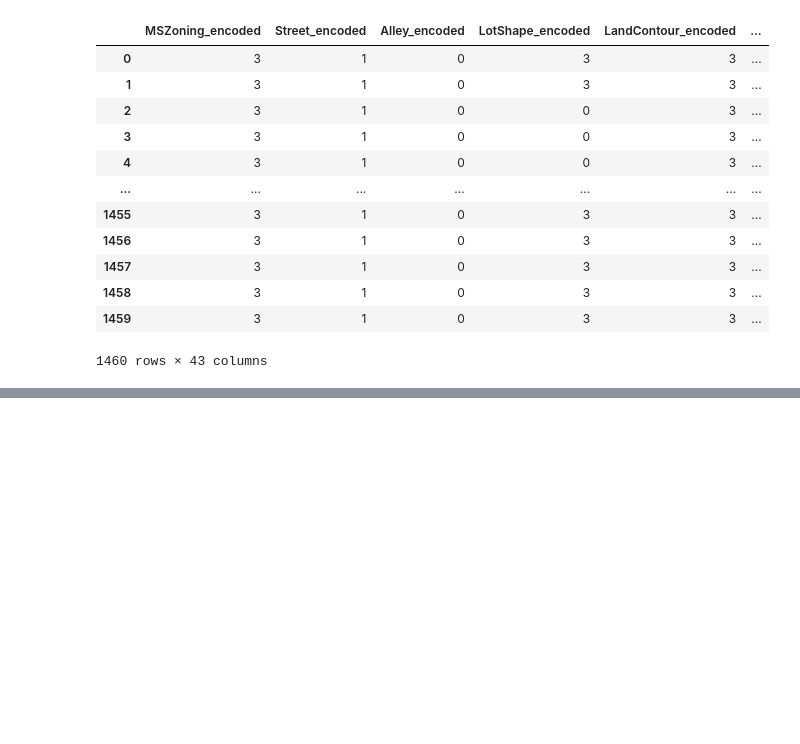
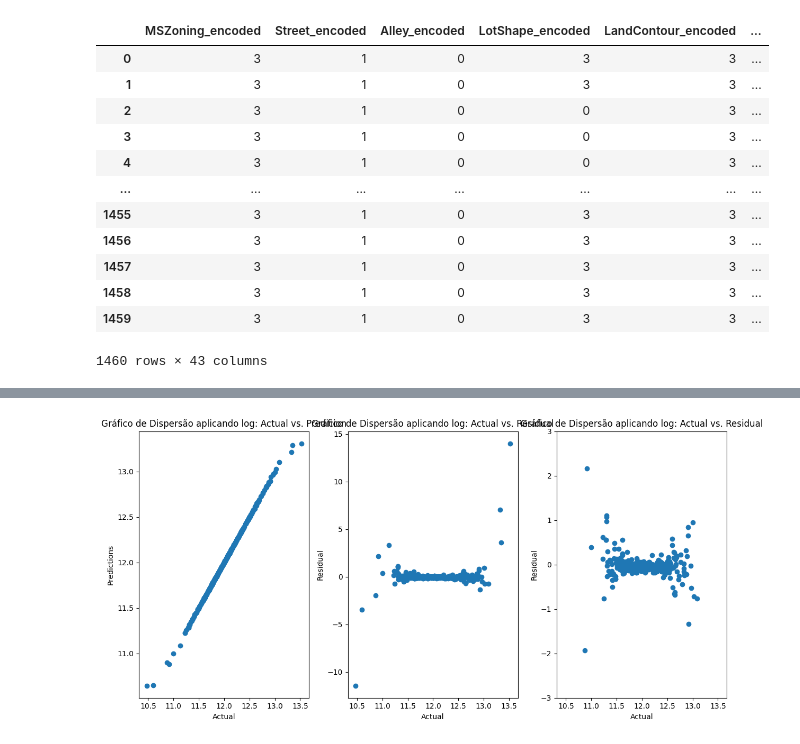
Before and after one commit to mikaelakihitto/House_Pricing, a Jupyter notebook: notebook/experimentation.ipynb, the cells around one changed output, grey strips where cells are left out. Saved outputs shown, nothing was run; the diff lists cells and outputs as text; code cells hidden in the pictures; blank space fills up the shorter version.

```diff
--- a/notebook/experimentation.ipynb
+++ b/notebook/experimentation.ipynb
@@ -150,0 +239,34 @@ Média dos R² Scores: 0.9967256808058638 0.9988801827960933
+# %%
+# Criar subplots
+plt.figure(figsize=(12, 6))  # Define o tamanho da figura
+
+# Primeiro subplot
+plt.subplot(1, 3, 1)  # 1 linha, 3 colunas, primeiro subplot
+plt.scatter(y_test.apply(np.log) , predictions_log)
+plt.xlabel('Actual')
+plt.ylabel('Predictions')
+plt.title(f'Gráfico de Dispersão aplicando log: Actual vs. Predicion')
+
+# Segundo subplot
+plt.subplot(1, 3, 2)  # 1 linha, 3 colunas, segundo subplot
+plt.scatter(y_test.apply(np.log),residual_log)
+plt.xlabel('Actual')
+plt.ylabel('Residual')
+plt.title(f'Gráfico de Dispersão aplicando log: Actual vs. Residual')
+
+
+# Terceiro subplot
+plt.subplot(1, 3, 3)  # 1 linha, 3 colunas, segundo subplot
+plt.ylim(-3,3)
+plt.scatter(y_test.apply(np.log),residual_log)
+plt.xlabel('Actual')
+plt.ylabel('Residual')
+plt.title(f'Gráfico de Dispersão aplicando log: Actual vs. Residual')
+
+# Ajusta o layout para evitar sobreposição
+plt.tight_layout()
+
+# Exibir os gráficos
+plt.show()
+# %% [output]
+[figure, added]
```
Also changed, not shown: parts of 10 cells of this notebook.
